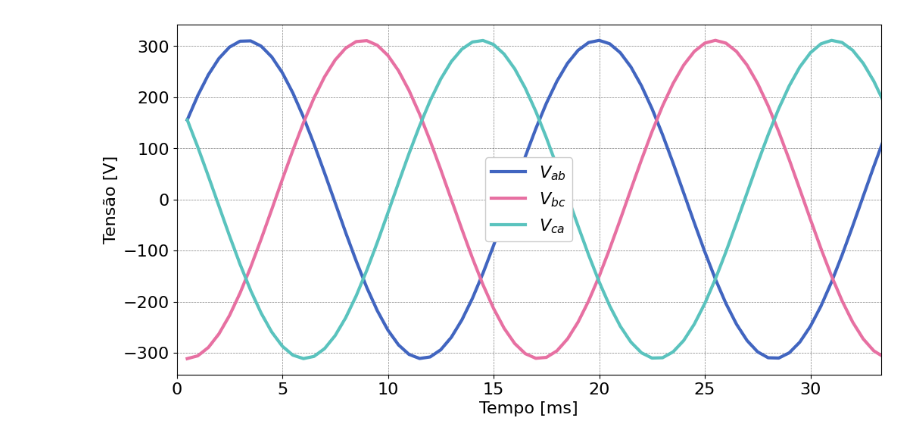
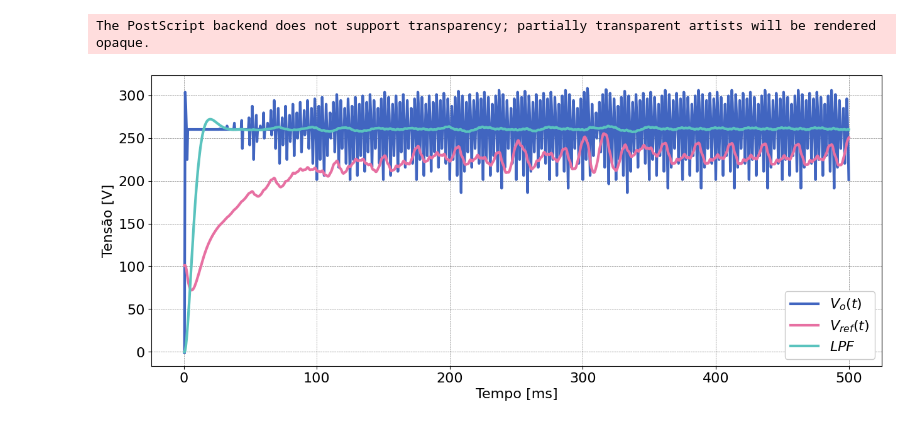
Before and after one commit to ErickNMA/Conversao_Eletromecanica, a Jupyter notebook: Retificador_Trifasico/plot.ipynb, the cells around one changed output. Saved outputs shown, nothing was run; the diff lists cells and outputs as text; code cells hidden in the pictures.

```diff
--- a/Retificador_Trifasico/plot.ipynb
+++ b/Retificador_Trifasico/plot.ipynb
@@ -10,10 +10,14 @@ plt.style.use([
 ])
 plt.rcParams['lines.linewidth'] = 3
 plt.rcParams['font.size'] = 16
-plt.rcParams['figure.figsize'] = (12, 6)
+plt.rcParams['figure.figsize'] = (15, 6)
 # %%
-vlinha = np.loadtxt('data/vlinha.txt')   #Time    V_a     V_b     V_c
-vfase = np.loadtxt('data/vfase.txt')   #Time	    V_ab	V_bc	V_ca
+vlinha = np.loadtxt('data/vlinha.txt')          #Time   V_a         V_b             V_c
+vfase = np.loadtxt('data/vfase.txt')            #Time	V_ab	    V_bc	        V_ca
+fases = np.loadtxt('data/fases.txt')            #Time	Fase_ab	    Fase_ac	        Fase_ba	    Fase_bc	    Fase_ca	    Fase_cb
+disparos = np.loadtxt('data/disparos.txt')      #Time	Disparo_ab  Disparo_ac      Disparo_ba  Disparo_bc  Disparo_ca	Disparo_cb
+correntes = np.loadtxt('data/correntes.txt')    #Time	Io	        Io_filtrado	    Io_ref
+tensoes = np.loadtxt('data/tensoes.txt')        #Time	V_out	    V_out_filtrado	Vt_ref
 # %%
 plt.figure(1)
 plt.subplots(2, 1, sharex=True)
@@ -38,12 +74,12 @@ plt.show()
 # %%
-plt.figure(2)
-plt.plot(vfase[:, 0]*1e3, vfase[:, 1], label='$V_{ab}$')
-plt.plot(vfase[:, 0]*1e3, vfase[:, 2], label='$V_{bc}$')
-plt.plot(vfase[:, 0]*1e3, vfase[:, 3], label='$V_{ca}$')
+plt.figure(3)
+plt.plot(tensoes[:, 0]*1e3, tensoes[:, 1], label='$V_o(t)$')
+plt.plot(tensoes[:, 0]*1e3, tensoes[:, 3], label='$V_{ref}(t)$')
+plt.plot(tensoes[:, 0]*1e3, tensoes[:, 2], label='$LPF$')
 plt.ylabel('Tensão [V]')
 plt.xlabel('Tempo [ms]')
-plt.xlim(0, (2/60)*1e3)
 plt.legend()
-plt.show()
+plt.savefig('curves/tensoes.eps', dpi=600, transparent=True, bbox_inches='tight')
 # %% [output]
+The PostScript backend does not support transparency; partially transparent artists will be rendered opaque.
-[figure, old version]
+[figure, new version]
```
Also changed, not shown: parts of 3 cells of this notebook, 10 other files.
